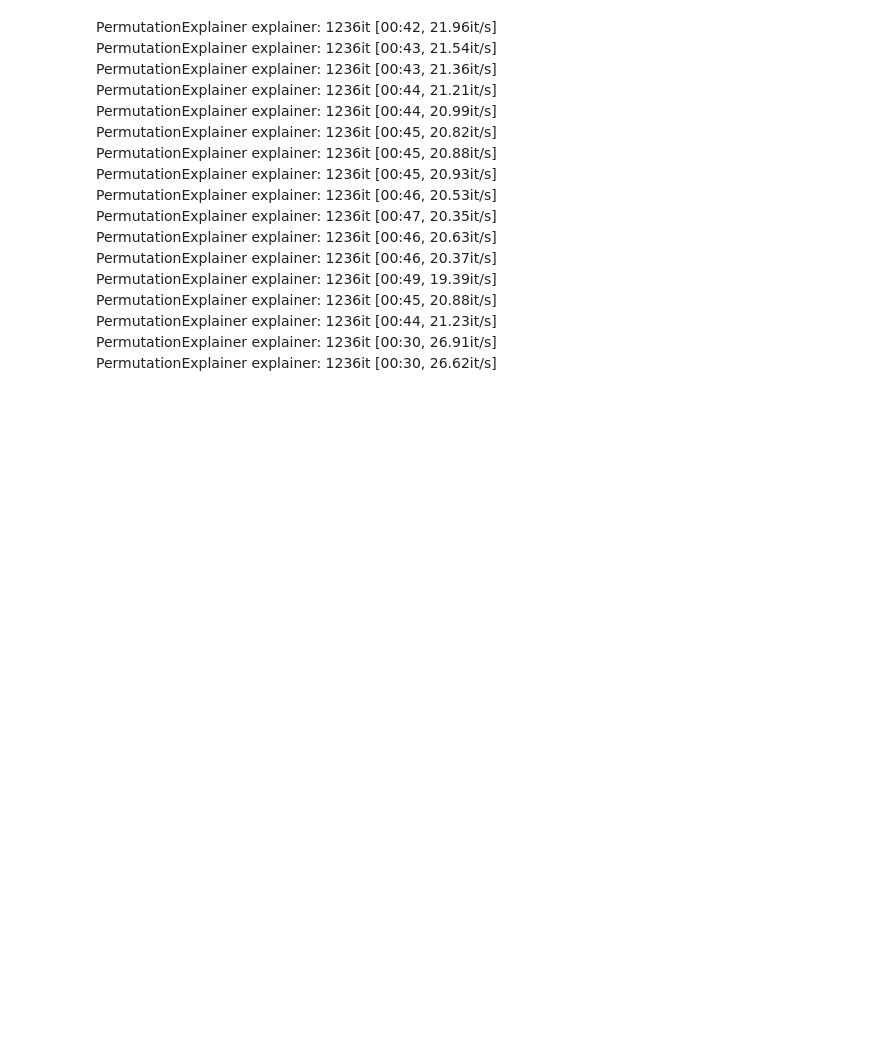
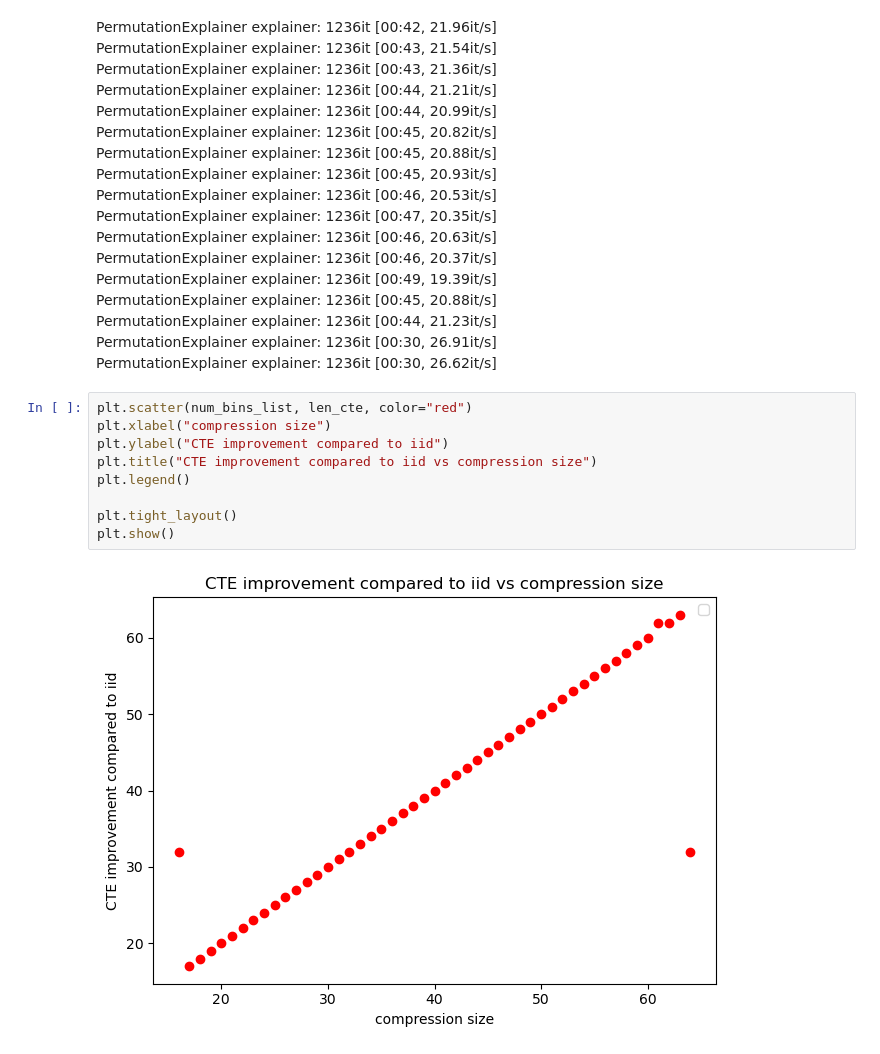
Before and after one commit to kateqwerty001/bsc-compress-then-explain, a Jupyter notebook: examples/cte_num_bins_xai.ipynb, the cells around one changed output. Drawn from its saved outputs; the diff is of its cells as text; blank space fills up the shorter version.

Commit message:
added plot len(id_cte)

```diff
--- a/examples/cte_num_bins_xai.ipynb
+++ b/examples/cte_num_bins_xai.ipynb
@@ -198,3 +198,14 @@ PermutationExplainer explainer: 1236it [00:45, 20.88it/s]
 PermutationExplainer explainer: 1236it [00:44, 21.23it/s]
 PermutationExplainer explainer: 1236it [00:30, 26.91it/s]
 PermutationExplainer explainer: 1236it [00:30, 26.62it/s]
+# %%
+plt.scatter(num_bins_list, len_cte, color="red")
+plt.xlabel("compression size")
+plt.ylabel("CTE improvement compared to iid")
+plt.title("CTE improvement compared to iid vs compression size")
+plt.legend()
+
+plt.tight_layout()
+plt.show()
+# %% [output]
+[figure, added]
```
